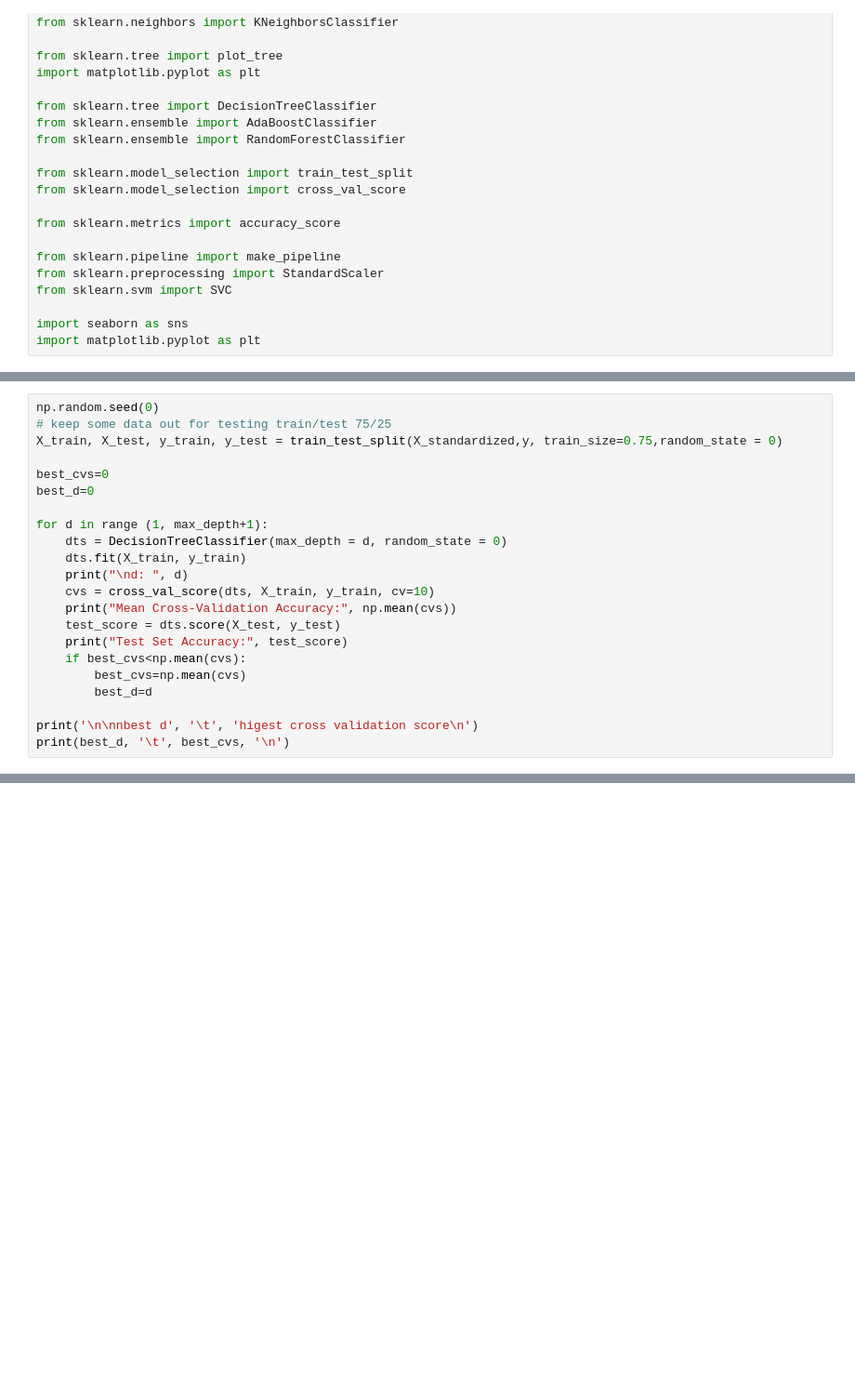
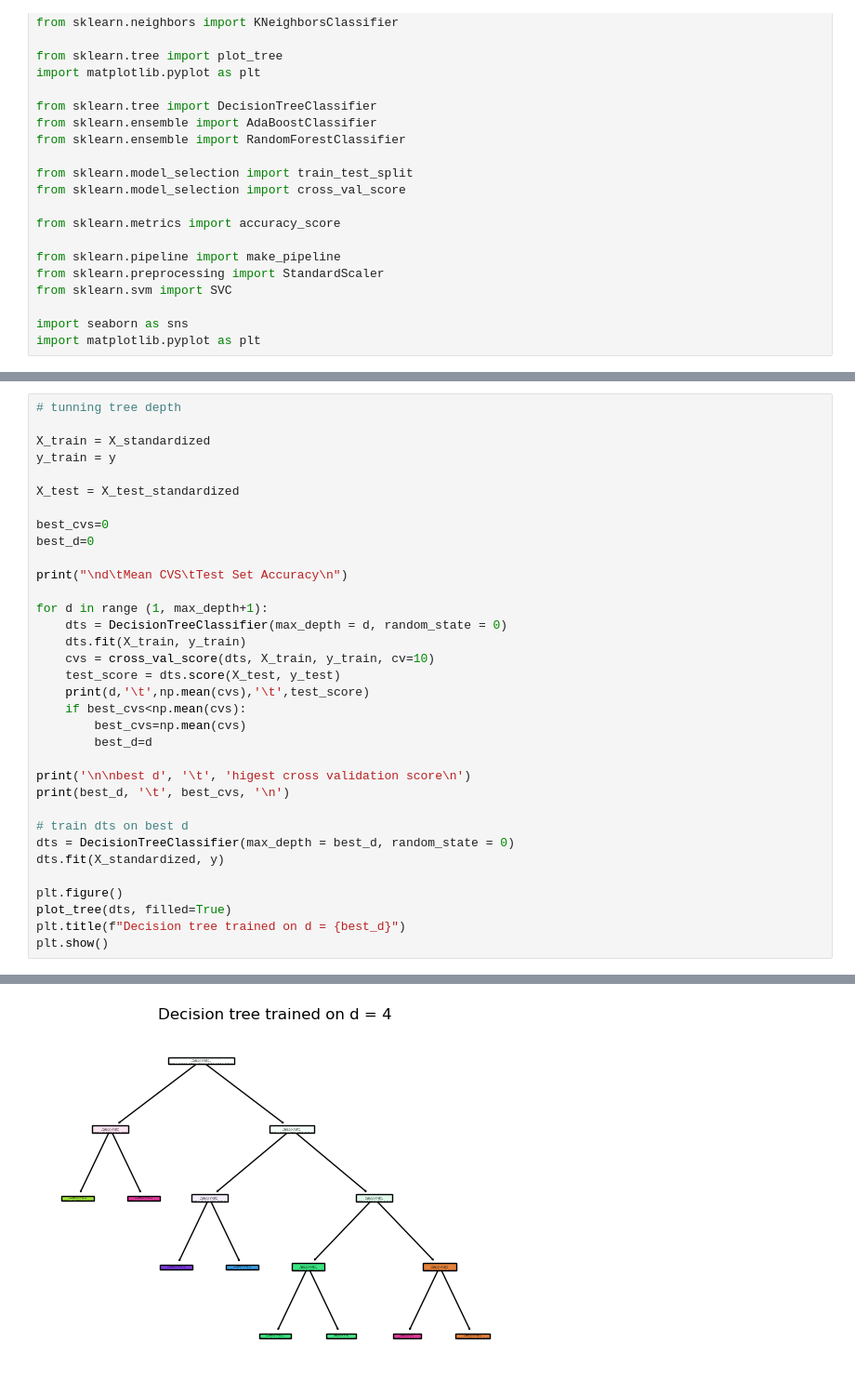
Before and after one commit to shenwutongjue/drones_ML, a Jupyter notebook: hand_motion.ipynb, the cells around one changed output, grey strips where cells are left out. Shown at 93% size. Cells and saved outputs as stored; diff of their text form; blank space fills up the shorter version.

```diff
--- a/hand_motion.ipynb
+++ b/hand_motion.ipynb
@@ -177,23 +173,35 @@ plt.show()
 # %%
-np.random.seed(0)
-# keep some data out for testing train/test 75/25
-X_train, X_test, y_train, y_test = train_test_split(X_standardized,y, train_size=0.75,random_state = 0)
+# tunning tree depth
+
+X_train = X_standardized
+y_train = y
+
+X_test = X_test_standardized
 
 best_cvs=0
 best_d=0
 
+print("\nd\tMean CVS\tTest Set Accuracy\n")
+
 for d in range (1, max_depth+1):
     dts = DecisionTreeClassifier(max_depth = d, random_state = 0)
     dts.fit(X_train, y_train)
-    print("\nd: ", d)
     cvs = cross_val_score(dts, X_train, y_train, cv=10)
-    print("Mean Cross-Validation Accuracy:", np.mean(cvs))
     test_score = dts.score(X_test, y_test)
-    print("Test Set Accuracy:", test_score)
+    print(d,'\t',np.mean(cvs),'\t',test_score)
     if best_cvs<np.mean(cvs):
         best_cvs=np.mean(cvs)
         best_d=d
 
-print('\n\nnbest d', '\t', 'higest cross validation score\n')
+print('\n\nbest d', '\t', 'higest cross validation score\n')
 print(best_d, '\t', best_cvs, '\n')
+
+# train dts on best d
+dts = DecisionTreeClassifier(max_depth = best_d, random_state = 0)
+dts.fit(X_standardized, y)
+
+plt.figure()
+plot_tree(dts, filled=True)
+plt.title(f"Decision tree trained on d = {best_d}")
+plt.show()
 # %% [output]
@@ -216 +226,2 @@ nbest d          higest cross validation score
+[figure, added]
 # %%
```
Also changed, not shown: parts of 11 cells of this notebook, 2 other files.
